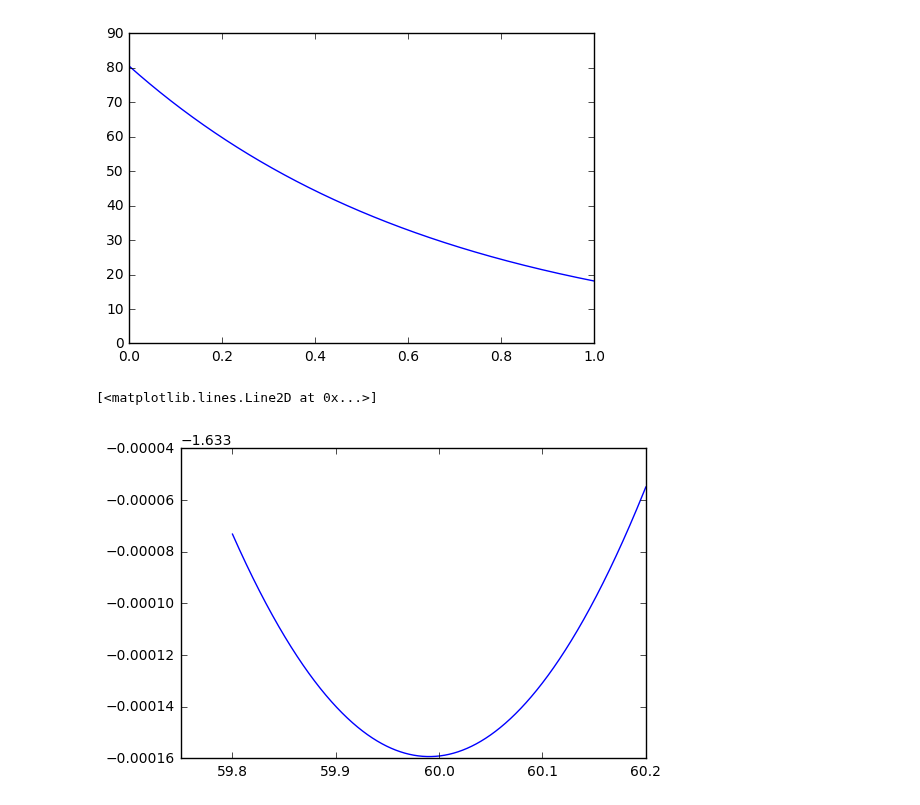
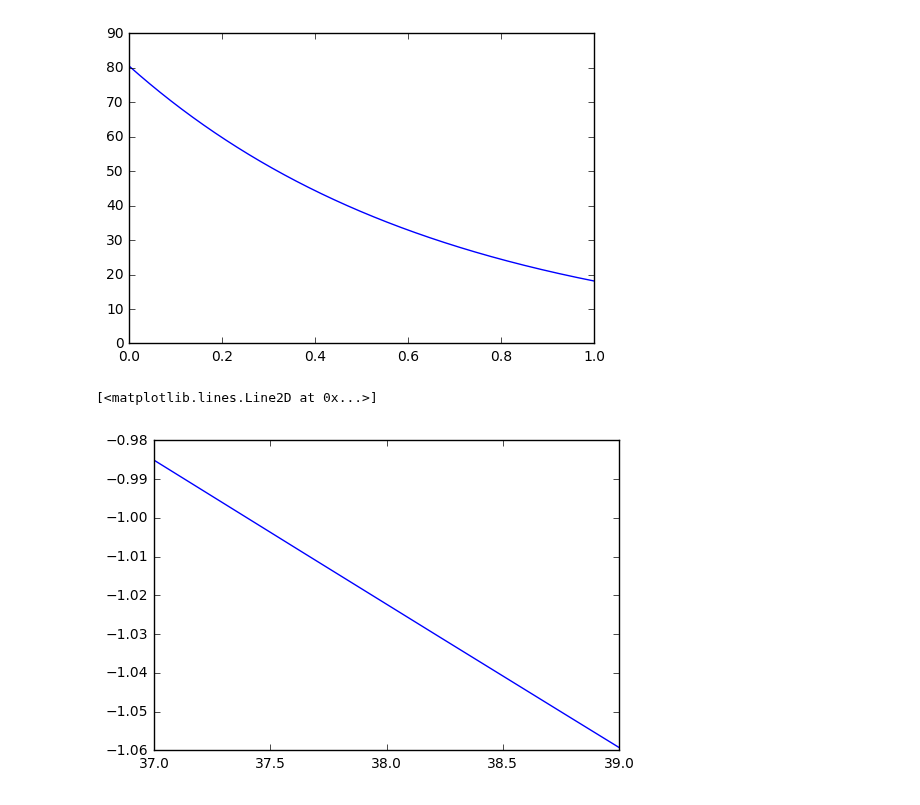
Before and after one commit to 123daimanu/DR_EAM, a Jupyter notebook: EAM_OxygenZhou2005.ipynb, the cells around one changed output. Drawn from its saved outputs; the diff is of its cells as text; code cells hidden in the pictures.

```diff
--- a/EAM_OxygenZhou2005.ipynb
+++ b/EAM_OxygenZhou2005.ipynb
@@ -378,14 +390,14 @@ lab.show()
 # %% [output]
 [figure]
 # %%
-den=num.linspace(59.8,60.2,10000)
+den=num.linspace(37,39,10000)
 
 F_OU=FO(den,rhoe_O,rhominO,rhomaxO,\
        F0[0],F0[1],F0[2],F0[3],F0[4],\
        F1[0],F1[1],F1[2],F1[3],F1[4],\
       F2[0],F2[1],F2[2],F2[3],F2[4],\
       F3[0],F3[1],F3[2],F3[3],F3[4])
 lab.plot(den,F_OU)
 # %% [output]
 [<matplotlib.lines.Line2D at 0x...>]
-[figure, old version]
+[figure, new version]
```
Also changed, not shown: parts of 16 cells of this notebook, 13 other files.
